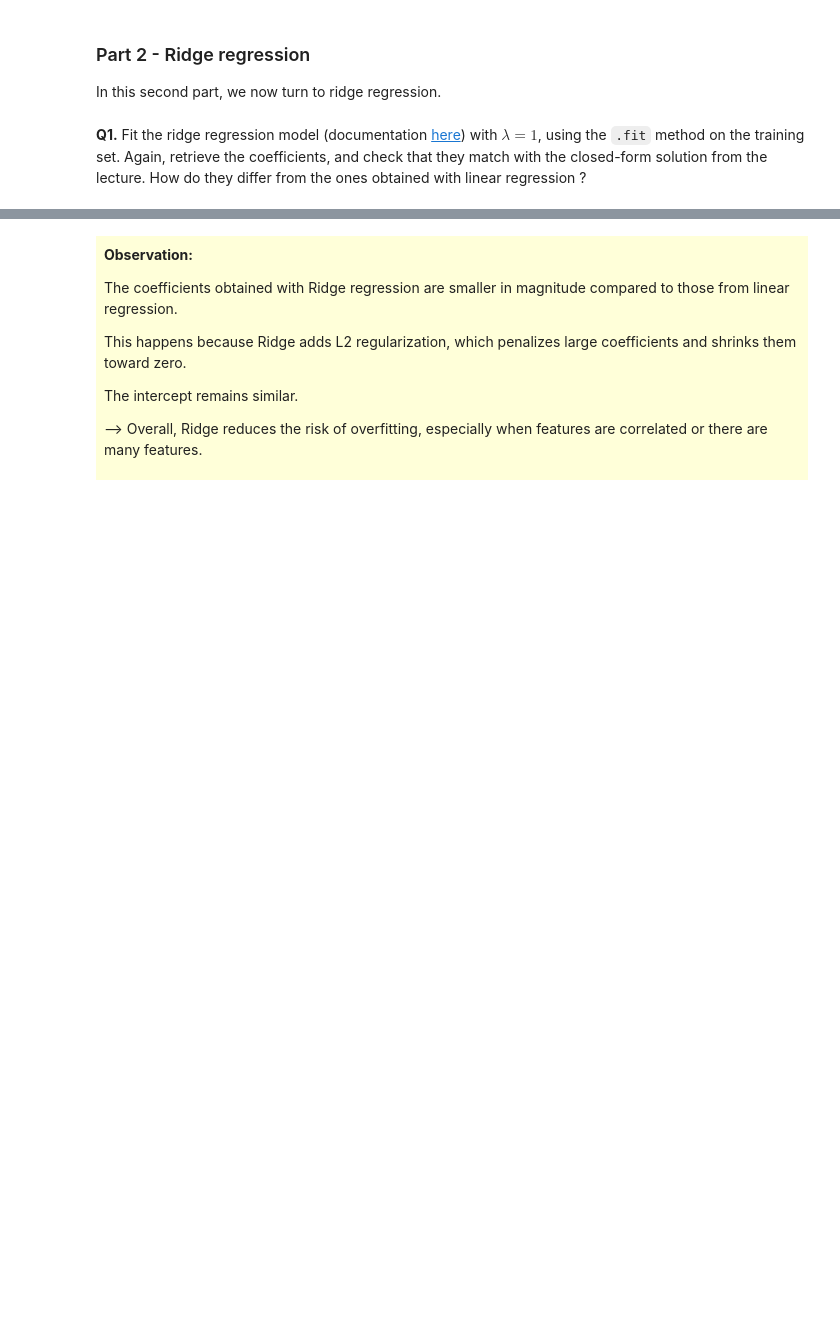
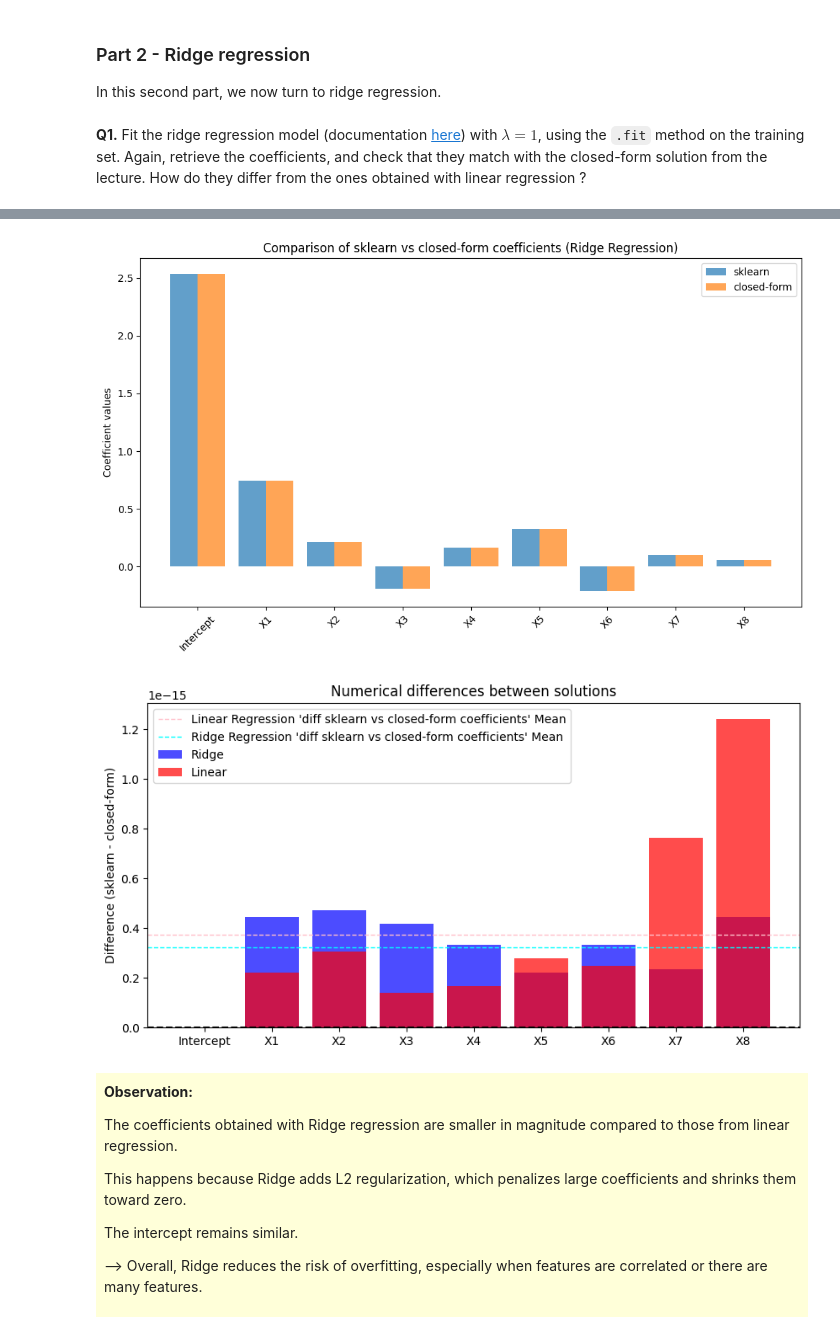
Before and after one commit to milanolivia/decision-apprentissage, a Jupyter notebook: lab1_AMORRI_MILANO/lab1.ipynb, the cells around one changed output, grey strips where cells are left out. Cells and saved outputs as stored; diff of their text form; code cells hidden in the pictures; blank space fills up the shorter version.

```diff
--- a/lab1_AMORRI_MILANO/lab1.ipynb
+++ b/lab1_AMORRI_MILANO/lab1.ipynb
@@ -295,6 +327,45 @@ Differences:                      [ 9.99200722e-16 -2.77555756e-16 -1.66533454e-
 Linear Regression intercept: 2.5333575454545456
 Ridge Regression intercept:   2.5333575454545456
 ---------------------------------------------------------------------------
+# %%
+# Some plots for better visualisation
+coef_ridge = ridge_reg.coef_
+intercept_ridge = ridge_reg.intercept_
+coeffs_sklearn_ridge = np.hstack([intercept_ridge, coef_ridge])
+x_ridge_names = ["Intercept"] + [f"X{i}" for i in range(1, len(coeffs_sklearn_ridge))]
+x_ridge = np.arange(len(x_ridge_names))
+
+diffs_ridge = coeffs_sklearn_ridge - beta_ridge_closed
+linear_mean = np.mean(np.abs(diffs))
+ridge_mean = np.mean(np.abs(diffs_ridge))
+
+
+plt.figure(figsize=(10,6))
+plt.bar(x_ridge - 0.2, coeffs_sklearn_ridge, width=0.4, label="sklearn", alpha=0.7)
+plt.bar(x_ridge + 0.2, beta_ridge_closed, width=0.4, label="closed-form", alpha=0.7)
+plt.xticks(x_ridge, x_ridge_names, rotation=45)
+plt.ylabel("Coefficient values")
+plt.title("Comparison of sklearn vs closed-form coefficients (Ridge Regression)")
+plt.legend()
+plt.tight_layout()
+plt.show()
+
+
+
+plt.figure(figsize=(10,5))
+plt.bar(x_ridge_names, np.abs(diffs_ridge), color="blue", alpha=0.7, label="Ridge")
+plt.bar(x_names,np.abs(diffs), color = "red", alpha=0.7, label= "Linear")
+plt.axhline(y=linear_mean, color="pink", linestyle="dashed", linewidth=1, label="Linear Regression 'diff sklearn vs closed-form coefficients' Mean")
+plt.axhline(y=ridge_mean, color="cyan", linestyle="dashed", linewidth=1, label="Ridge Regression 'diff sklearn vs closed-form coefficients' Mean")
+
+plt.axhline(0, color="black", linestyle="--")
+plt.ylabel("Difference (sklearn - closed-form)")
+plt.title("Numerical differences between solutions")
+plt.legend()
+plt.show()
+# %% [output]
+[figure, added]
+[figure, added]
 # %% [markdown]
 <div style="background-color: rgba(255, 255, 0, 0.15); padding: 8px;">
 
```
Also changed, not shown: parts of 3 cells of this notebook.
